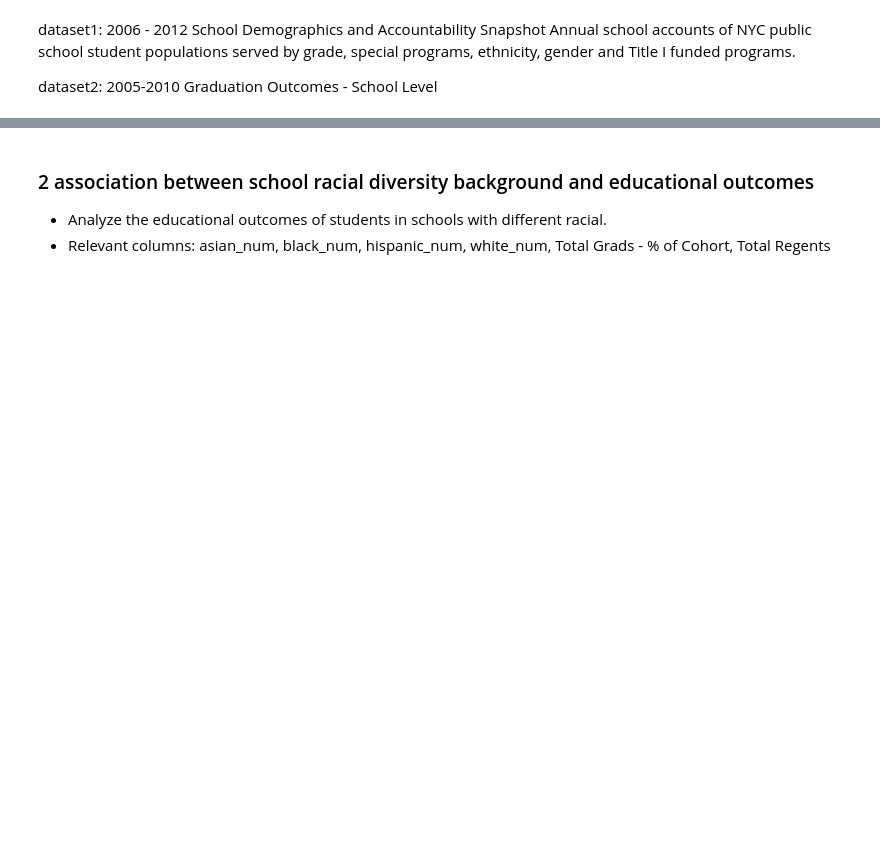
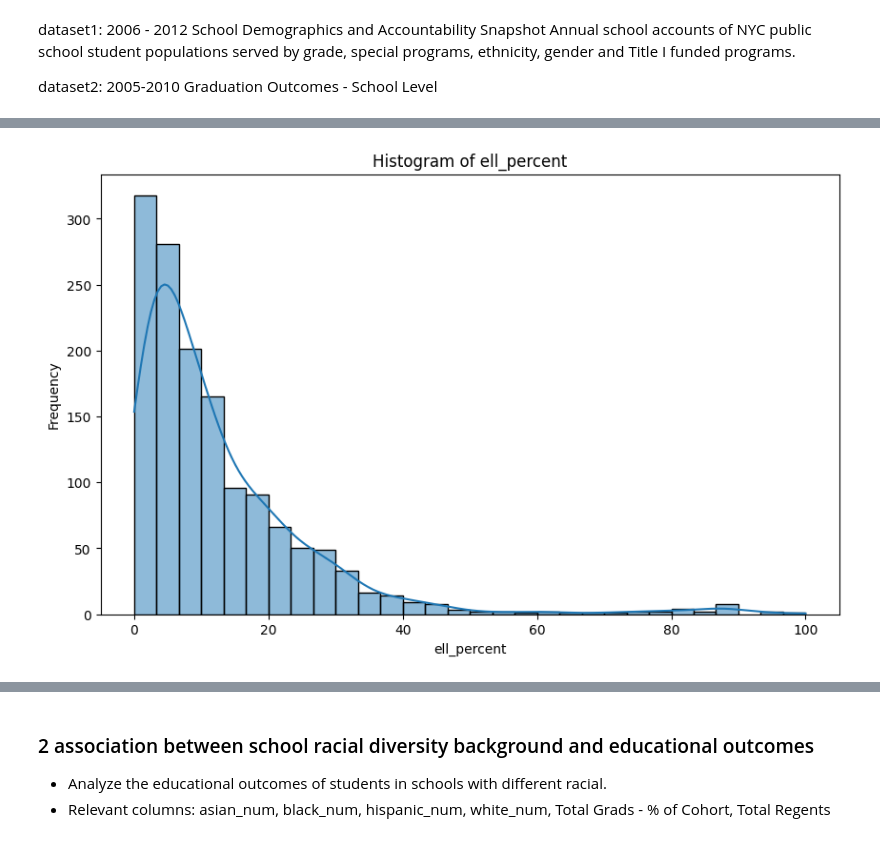
Before and after one commit to Francesgaba/GraduationOutcomes, a Jupyter notebook: graduation_outcomes.ipynb, the cells around one changed output, grey strips where cells are left out. Saved outputs shown, nothing was run; the diff lists cells and outputs as text; code cells hidden in the pictures; blank space fills up the shorter version.

```diff
--- a/graduation_outcomes.ipynb
+++ b/graduation_outcomes.ipynb
@@ -206,0 +54,7 @@ Explain + present the end-to-end methodology you made use of for all aspects of
+# %%
+from src.graduation_outcomes.data_preparation import APIClient
+api_url = "https://data.cityofnewyork.us/resource/ihfw-zy9j.json"
+api = APIClient(api_url)
+df1 = api.fetch_all_data()
+df1_filtered = api.filter_data(['20082009'])
+df1_filtered.head()
@@ -206,0 +153,7 @@ Explain + present the end-to-end methodology you made use of for all aspects of
+# %%
+converted_df = api.convert_columns_to_numeric(df1_filtered,[
+    'fl_percent', 'total_enrollment', 'ell_percent',
+    'sped_percent', 'asian_per', 'black_per',
+    'hispanic_per', 'white_per', 'male_per', 'female_per'
+])
+converted_df.head()
@@ -206,0 +207,3 @@ Explain + present the end-to-end methodology you made use of for all aspects of
+# %%
+eda1 = EDAPerformer(converted_df)
+eda1.describe_stats('ell_percent')
@@ -206,0 +220,4 @@ Explain + present the end-to-end methodology you made use of for all aspects of
+# %%
+eda1.plot_histogram('ell_percent')
+# %% [output]
+[figure, added]
```
Also changed, not shown: parts of 87 cells of this notebook, 3 other files.
